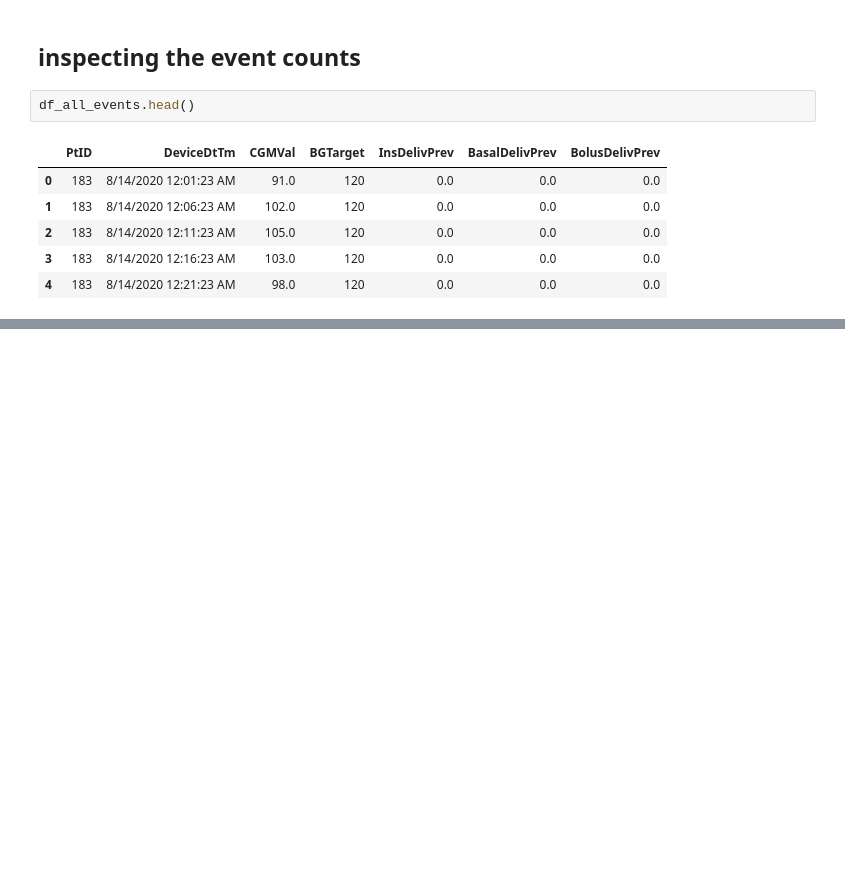
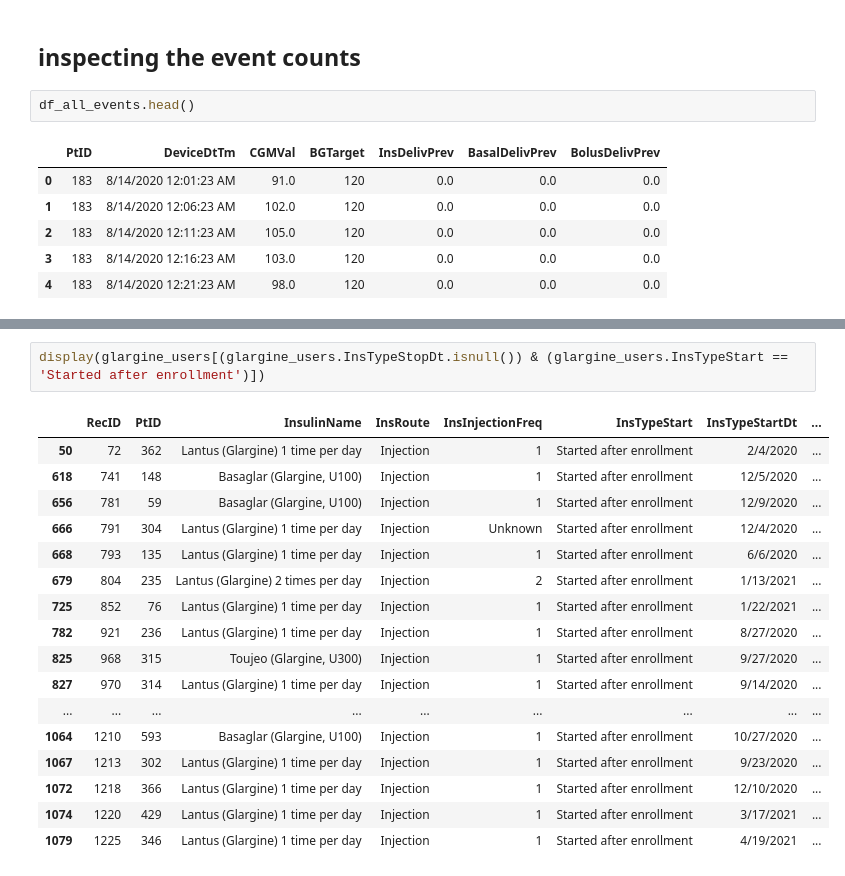
Before and after one commit to nudgebg/egvinsulin, a Jupyter notebook: notebooks/understand-iobp2-dataset.ipynb, the cells around one changed output, grey strips where cells are left out. Cells and saved outputs as stored; diff of their text form; blank space fills up the shorter version.

```diff
--- a/notebooks/understand-iobp2-dataset.ipynb
+++ b/notebooks/understand-iobp2-dataset.ipynb
@@ -66,0 +150,20 @@ df_all_events.head()
+# %%
+display(glargine_users[(glargine_users.InsTypeStopDt.isnull()) & (glargine_users.InsTypeStart == 'Started after enrollment')])
+# %% [output]
+|  | RecID | PtID | InsulinName | InsRoute | InsInjectionFreq | InsTypeStart | InsTypeStartDt | ... |
+| 50 | 72 | 362 | Lantus (Glargine) 1 time per day | Injection | 1 | Started after enrollment | 2/4/2020 | ... |
+| 618 | 741 | 148 | Basaglar (Glargine, U100) | Injection | 1 | Started after enrollment | 12/5/2020 | ... |
+| 656 | 781 | 59 | Basaglar (Glargine, U100) | Injection | 1 | Started after enrollment | 12/9/2020 | ... |
+| 666 | 791 | 304 | Lantus (Glargine) 1 time per day | Injection | Unknown | Started after enrollment | 12/4/2020 | ... |
+| 668 | 793 | 135 | Lantus (Glargine) 1 time per day | Injection | 1 | Started after enrollment | 6/6/2020 | ... |
+| 679 | 804 | 235 | Lantus (Glargine) 2 times per day | Injection | 2 | Started after enrollment | 1/13/2021 | ... |
+| 725 | 852 | 76 | Lantus (Glargine) 1 time per day | Injection | 1 | Started after enrollment | 1/22/2021 | ... |
+| 782 | 921 | 236 | Lantus (Glargine) 1 time per day | Injection | 1 | Started after enrollment | 8/27/2020 | ... |
+| 825 | 968 | 315 | Toujeo (Glargine, U300) | Injection | 1 | Started after enrollment | 9/27/2020 | ... |
+| 827 | 970 | 314 | Lantus (Glargine) 1 time per day | Injection | 1 | Started after enrollment | 9/14/2020 | ... |
+| ... | ... | ... | ... | ... | ... | ... | ... | ... |
+| 1064 | 1210 | 593 | Basaglar (Glargine, U100) | Injection | 1 | Started after enrollment | 10/27/2020 | ... |
+| 1067 | 1213 | 302 | Lantus (Glargine) 1 time per day | Injection | 1 | Started after enrollment | 9/23/2020 | ... |
+| 1072 | 1218 | 366 | Lantus (Glargine) 1 time per day | Injection | 1 | Started after enrollment | 12/10/2020 | ... |
+| 1074 | 1220 | 429 | Lantus (Glargine) 1 time per day | Injection | 1 | Started after enrollment | 3/17/2021 | ... |
+| 1079 | 1225 | 346 | Lantus (Glargine) 1 time per day | Injection | 1 | Started after enrollment | 4/19/2021 | ... |
```
Also changed, not shown: parts of 12 cells of this notebook, 1 other file.
